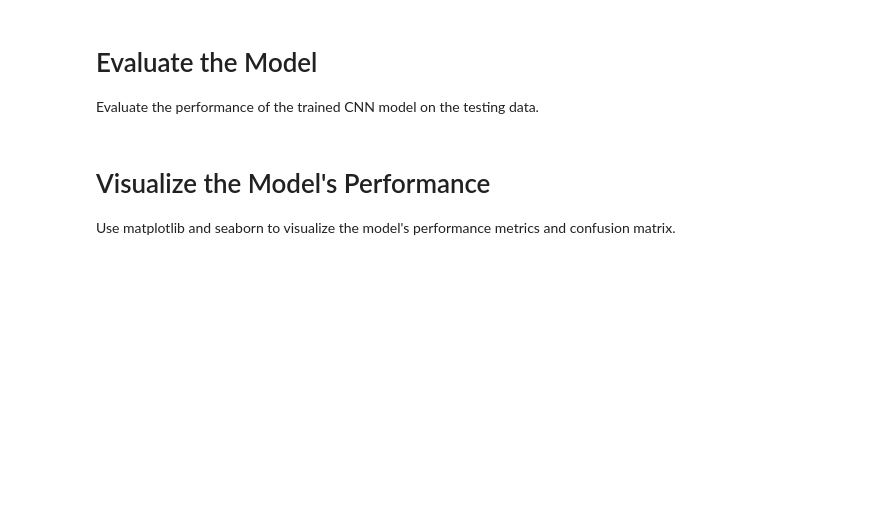
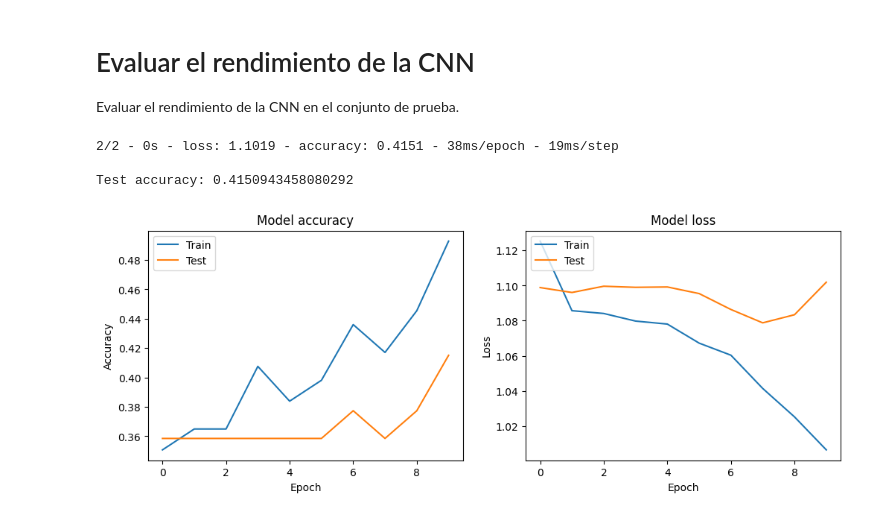
Before and after one commit to Mart1n610/TP_Final_Chona, a Jupyter notebook: CNN.ipynb, the cells around one changed output. Drawn from its saved outputs; the diff is of its cells as text; code cells hidden in the pictures; blank space fills up the shorter version.

```diff
--- a/CNN.ipynb
+++ b/CNN.ipynb
@@ -132,0 +86,5 @@ Train the CNN model on the training data.
+# %%
+# The code for this section has already been written in the provided code. Here it is extracted:
+
+# Split the data into training and test sets
+X_train, X_test, y_train, y_test = train_test_split(X, y, test_size=0.2, random_state=42)
@@ -133,16 +145,6 @@ Train the CNN model on the training data.
 # %%
-# Define the number of epochs and batch size
-epochs = 25
-batch_size = 64
-
 # Train the model
-history = model.fit(
-    train_data,
-    steps_per_epoch=train_data.samples // batch_size,
-    validation_data=validation_data,
-    validation_steps=validation_data.samples // batch_size,
-    epochs=epochs
-)
+history = model.fit(X_train, y_train, batch_size=32, epochs=10, validation_data=(X_test, y_test))
 
 # Save the model
-model.save('emotion_detection_model.h5')
+model.save('face_emotion_classifier.h5')
@@ -149,3 +168,0 @@ model.save('emotion_detection_model.h5')
-# %% [markdown]
-# Evaluate the Model
-Evaluate the performance of the trained CNN model on the testing data.
@@ -185,3 +168,0 @@ plt.show()
-# %% [markdown]
-# Visualize the Model's Performance
-Use matplotlib and seaborn to visualize the model's performance metrics and confusion matrix.
@@ -239,0 +169,35 @@ plt.show()
+# %% [markdown]
+# Evaluar el rendimiento de la CNN
+Evaluar el rendimiento de la CNN en el conjunto de prueba.
+# %%
+# Evaluate the model on the test set
+test_loss, test_acc = model.evaluate(X_test, y_test, verbose=2)
+
+# Print out the model accuracy
+print('\nTest accuracy:', test_acc)
+
+# Plot training & validation accuracy values
+plt.figure(figsize=(12, 4))
+plt.subplot(1, 2, 1)
+plt.plot(history.history['accuracy'])
+plt.plot(history.history['val_accuracy'])
+plt.title('Model accuracy')
+plt.ylabel('Accuracy')
+plt.xlabel('Epoch')
+plt.legend(['Train', 'Test'], loc='upper left')
+
+# Plot training & validation loss values
+plt.subplot(1, 2, 2)
+plt.plot(history.history['loss'])
+plt.plot(history.history['val_loss'])
+plt.title('Model loss')
+plt.ylabel('Loss')
+plt.xlabel('Epoch')
+plt.legend(['Train', 'Test'], loc='upper left')
+
+plt.show()
+# %% [output]
+2/2 - 0s - loss: 1.1019 - accuracy: 0.4151 - 38ms/epoch - 19ms/step
+
+Test accuracy: 0.4150943458080292
+[figure, added]
```
Also changed, not shown: parts of 23 cells of this notebook, 3 other files.
